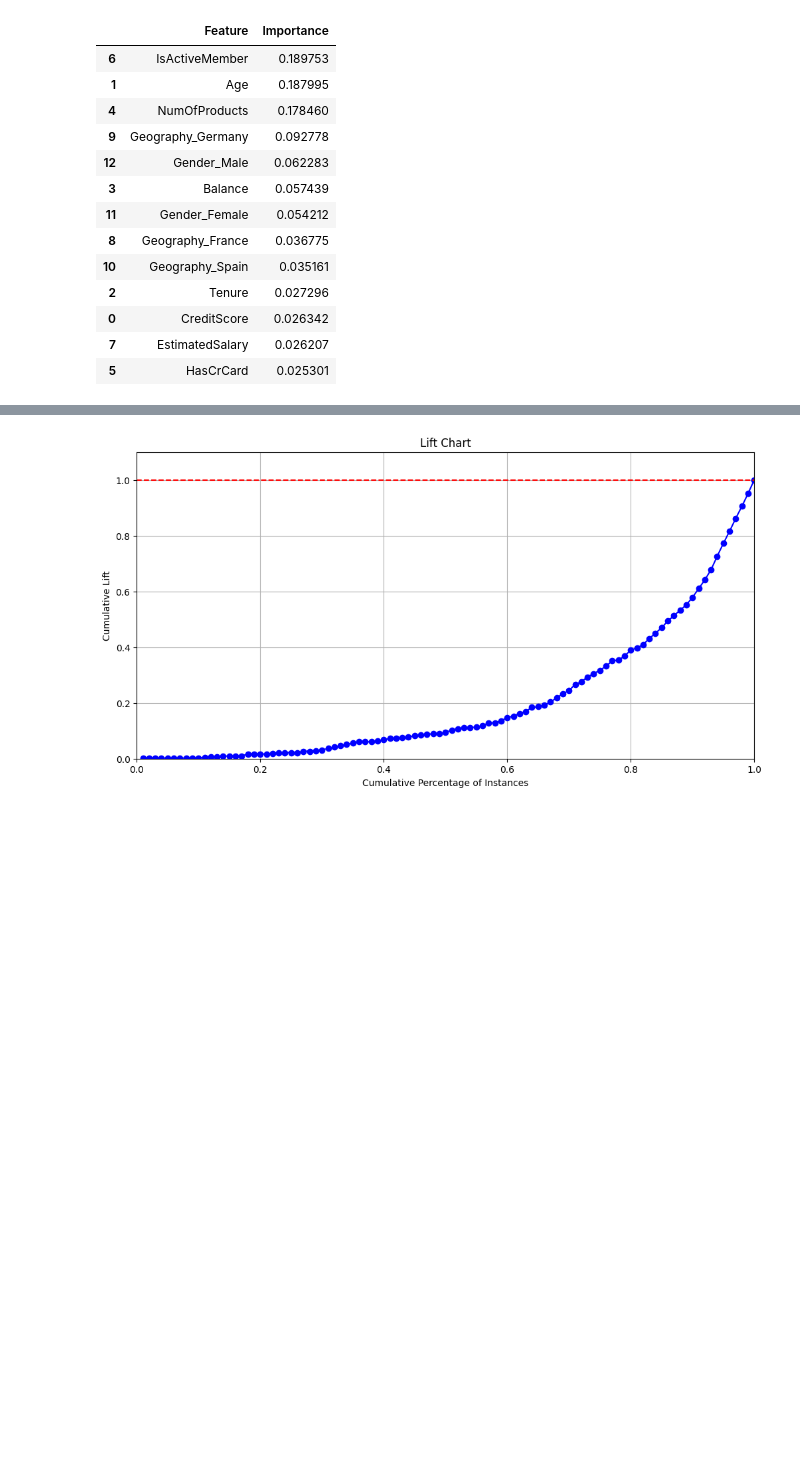
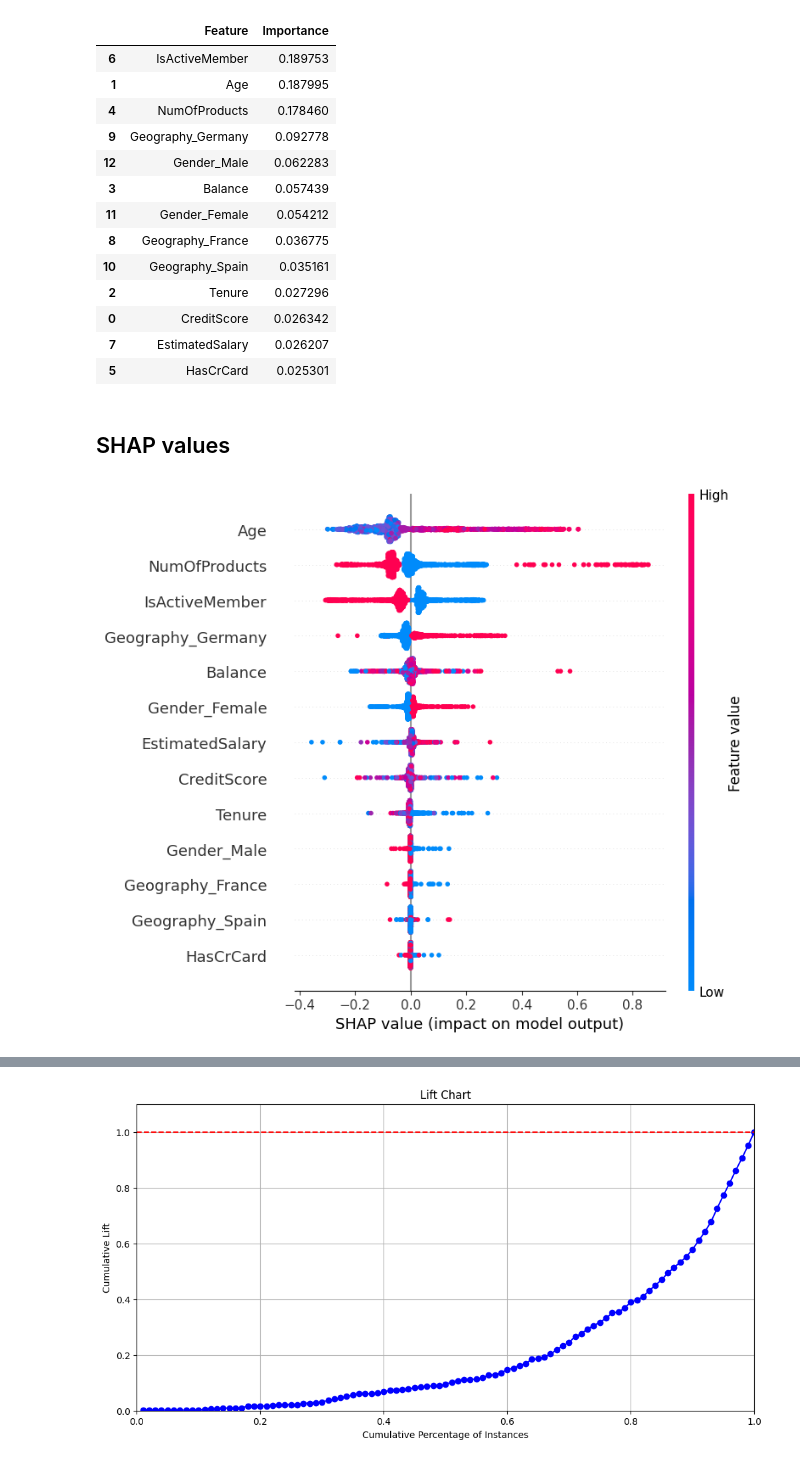
Before and after one commit to OlgaSoa/NAYA-Project4, a Jupyter notebook: Classification_project_Olga.ipynb, the cells around one changed output, grey strips where cells are left out. Saved outputs shown, nothing was run; the diff lists cells and outputs as text; code cells hidden in the pictures; blank space fills up the shorter version.

```diff
--- a/Classification_project_Olga.ipynb
+++ b/Classification_project_Olga.ipynb
@@ -640,3 +689,16 @@ importance_df
 | 0 | CreditScore | 0.026342 |
 | 7 | EstimatedSalary | 0.026207 |
 | 5 | HasCrCard | 0.025301 |
+# %% [markdown]
+## SHAP values
+# %%
+import shap  # package used to calculate Shap values
+
+# Fits the explainer
+explainer = shap.Explainer(best_model.predict, X_test)
+# Calculates the SHAP values - It takes some time
+shap_values = explainer(X_test)
+# %%
+fig=shap.summary_plot(shap_values)
+# %% [output]
+[figure, added]
```
Also changed, not shown: parts of 12 cells of this notebook.
